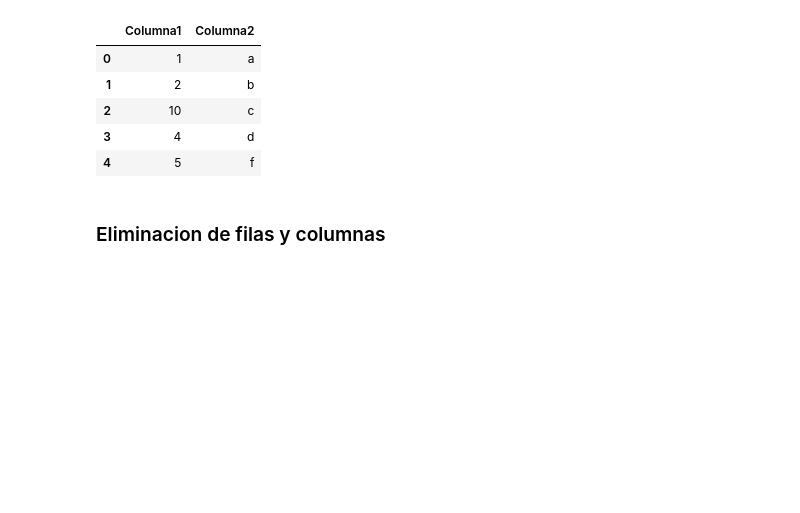
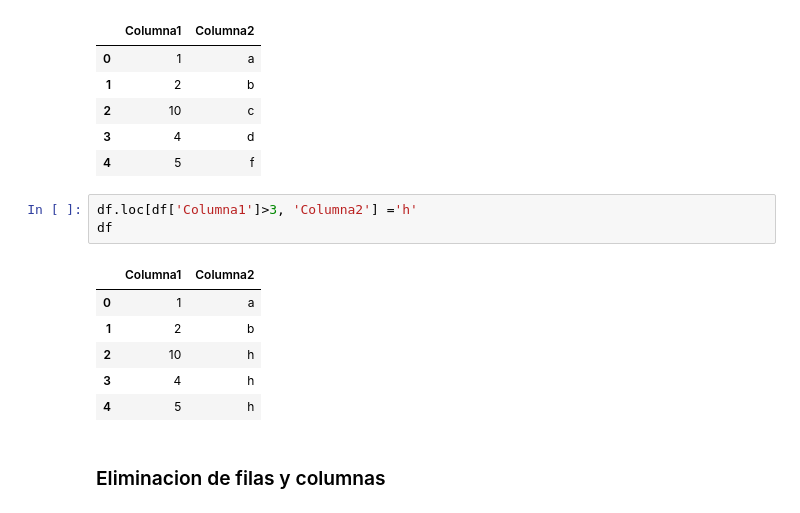
Before and after one commit to sonder-art/fdd_p24, a Jupyter notebook: tareas/6002_jdl/pandas/03_pandas_indices_ts.ipynb, the cells around one changed output. Saved outputs shown, nothing was run; the diff lists cells and outputs as text; blank space fills up the shorter version.

```diff
--- a/tareas/6002_jdl/pandas/03_pandas_indices_ts.ipynb
+++ b/tareas/6002_jdl/pandas/03_pandas_indices_ts.ipynb
@@ -288,6 +307,16 @@ df
 | 2 | 10 | c |
 | 3 | 4 | d |
 | 4 | 5 | f |
+# %%
+df.loc[df['Columna1']>3, 'Columna2'] ='h'
+df
+# %% [output]
+|  | Columna1 | Columna2 |
+| 0 | 1 | a |
+| 1 | 2 | b |
+| 2 | 10 | h |
+| 3 | 4 | h |
+| 4 | 5 | h |
 # %% [markdown]
 ### Eliminacion de filas y columnas
 # %%
```
Also changed, not shown: parts of 5 cells of this notebook.
